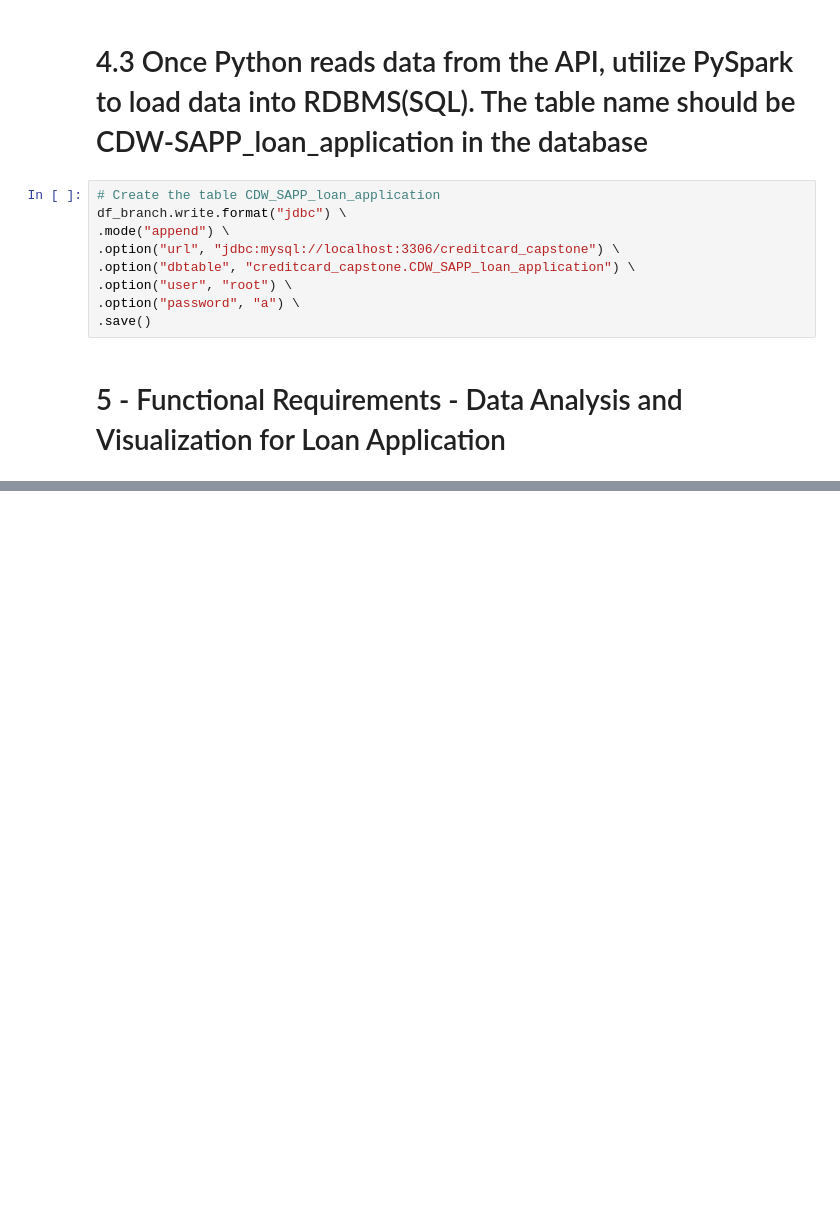
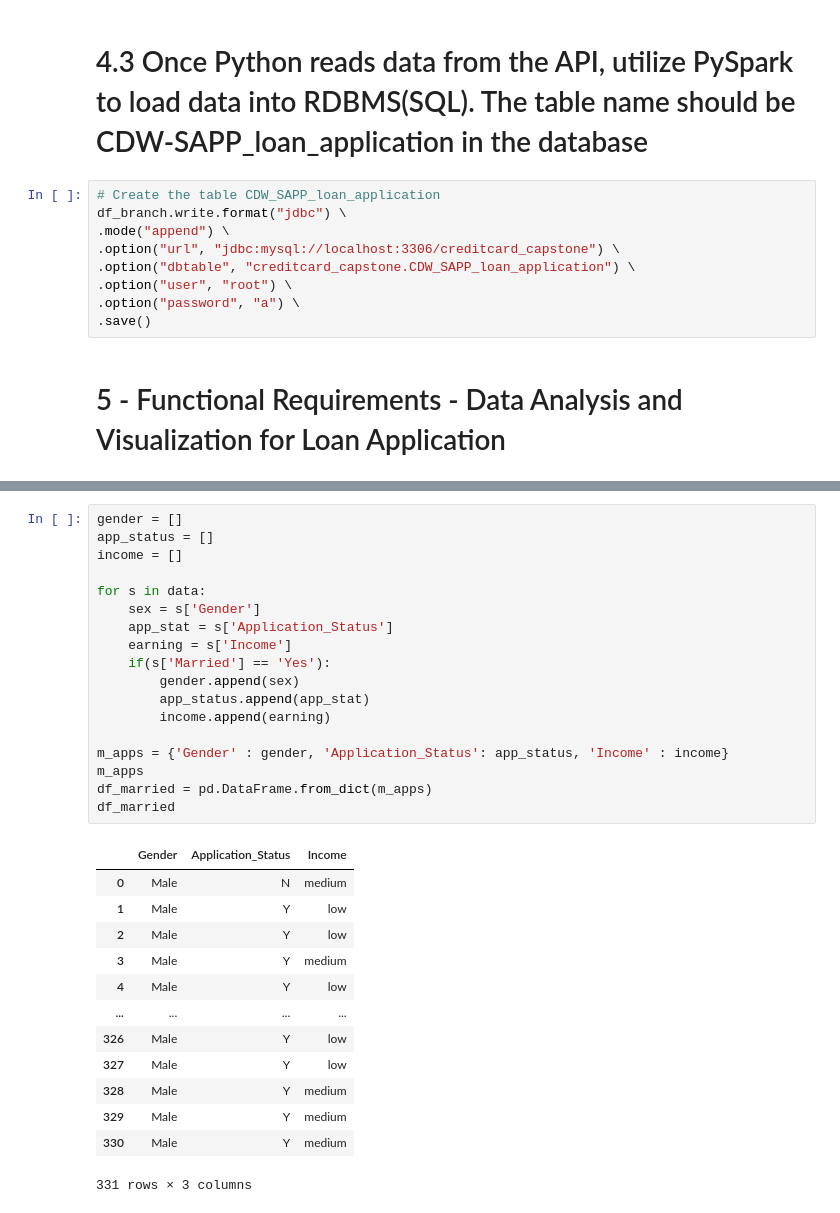
Before and after one commit to AbenezerTsige/Cap_Sone_Project, a Jupyter notebook: Credit_Card_System.ipynb, the cells around one changed output, grey strips where cells are left out. Cells and saved outputs as stored; diff of their text form; blank space fills up the shorter version.

```diff
--- a/Credit_Card_System.ipynb
+++ b/Credit_Card_System.ipynb
@@ -386,0 +451,32 @@ df_branch.write.format("jdbc") \
+# %%
+gender = []
+app_status = []
+income = []
+
+for s in data:
+    sex = s['Gender']
+    app_stat = s['Application_Status']
+    earning = s['Income']
+    if(s['Married'] == 'Yes'):
+        gender.append(sex)
+        app_status.append(app_stat)
+        income.append(earning)
+
+m_apps = {'Gender' : gender, 'Application_Status': app_status, 'Income' : income}
+m_apps
+df_married = pd.DataFrame.from_dict(m_apps)
+df_married
+# %% [output]
+|  | Gender | Application_Status | Income |
+| 0 | Male | N | medium |
+| 1 | Male | Y | low |
+| 2 | Male | Y | low |
+| 3 | Male | Y | medium |
+| 4 | Male | Y | low |
+| ... | ... | ... | ... |
+| 326 | Male | Y | low |
+| 327 | Male | Y | low |
+| 328 | Male | Y | medium |
+| 329 | Male | Y | medium |
+| 330 | Male | Y | medium |
+331 rows × 3 columns
```
Also changed, not shown: parts of 33 cells of this notebook.
